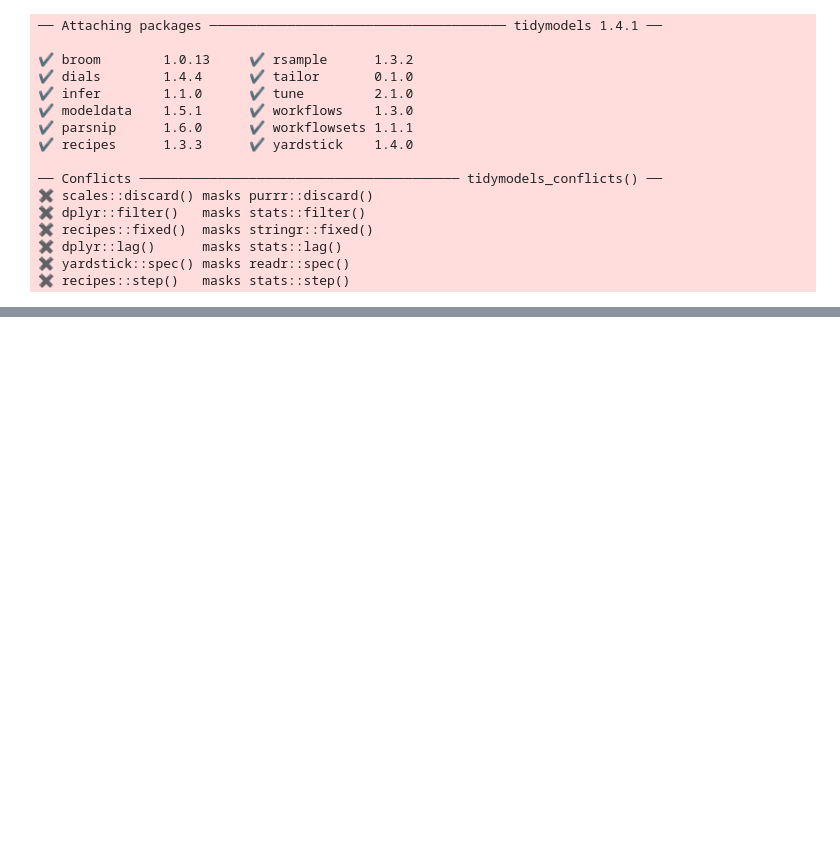
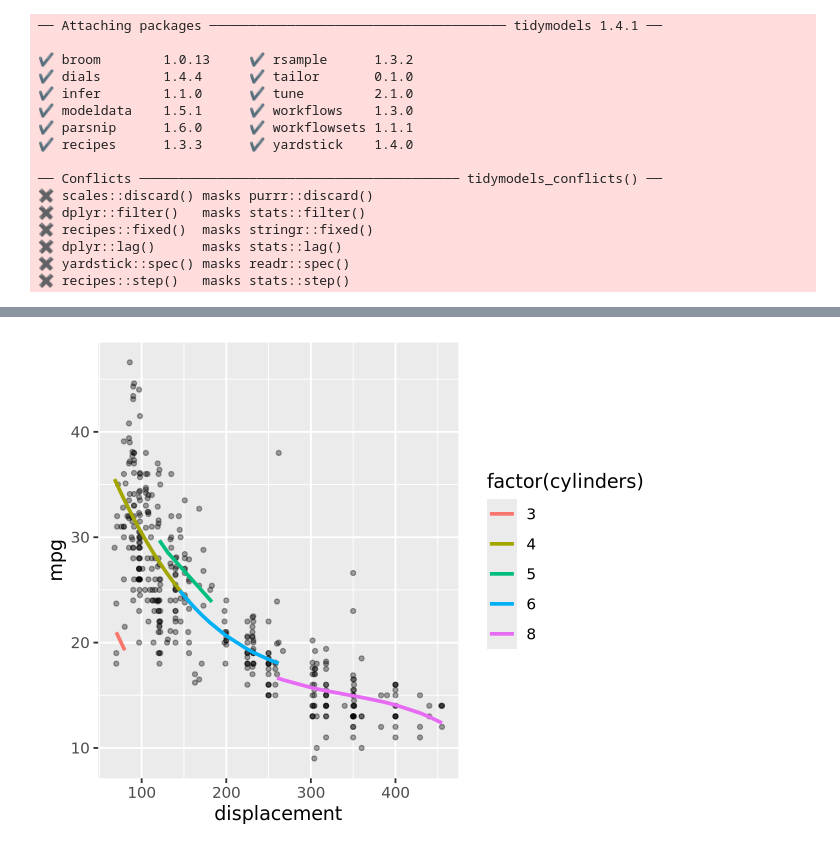
Before and after one commit to kaival1524/a11, a Jupyter notebook: assignment12.ipynb, the cells around one changed output, grey strips where cells are left out. Drawn from its saved outputs; the diff is of its cells as text; code cells hidden in the pictures; blank space fills up the shorter version.

```diff
--- a/assignment12.ipynb
+++ b/assignment12.ipynb
@@ -78,7 +78,7 @@ library(tidymodels)
 ✖ recipes::step()   masks stats::step()
 # %%
 rec = recipe(mpg ~ displacement + cylinders, data = Auto) |>
-    step_poly(displacement, degree = 3) |>
+    step_poly(displacement, degree = 3, options = list(raw = TRUE)) |>
     step_mutate(cyl_cat = factor(cylinders)) |>
     step_dummy(cyl_cat) |>
     step_rm(cylinders) |>
@@ -86,2 +98,12 @@ rec = recipe(mpg ~ displacement + cylinders, data = Auto) |>
 # %%
-mod_fit <- linear_reg() |> set_engine('lm')
+mod = linear_reg() |> set_engine('lm')
+# %%
+mod_fit = fit(mod, mpg ~ ., data = juice(rec))
+# %%
+predict(mod_fit, rec |> juice()) |>
+    bind_cols(Auto) |>
+ggplot(aes(x = displacement, y = mpg)) +
+    geom_point(size = 1, alpha = 0.35) +
+    geom_line(aes(y = .pred, color = factor(cylinders)), linewidth = 1)
+# %% [output]
+[figure, added]
```
Also changed, not shown: parts of 1 cell of this notebook.
